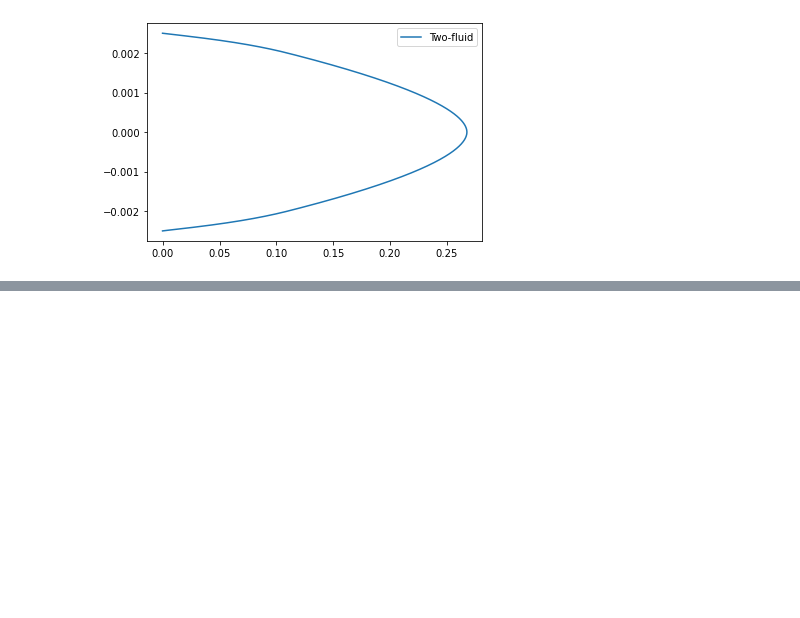
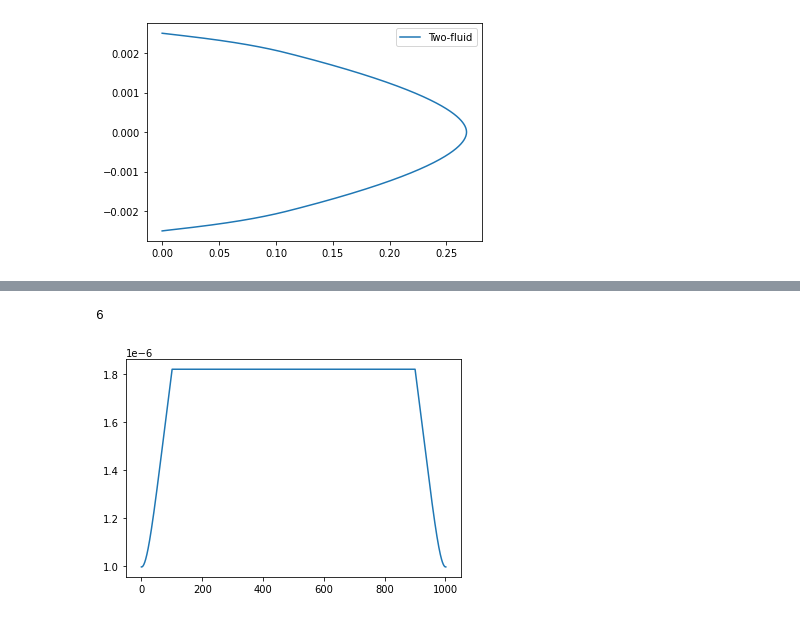
Before and after one commit to Toothpastefairy/comp_multphase_flow, a Jupyter notebook: bloodyguys.ipynb, the cells around one changed output, grey strips where cells are left out. Drawn from its saved outputs; the diff is of its cells as text; code cells hidden in the pictures; blank space fills up the shorter version.

```diff
--- a/bloodyguys.ipynb
+++ b/bloodyguys.ipynb
@@ -345,0 +426,58 @@ print(len(alpha_fluid), len(mu_turbulent))
+# %%
+# Assuming U in RHS is u_particle
+velocity_particle = velocity_turbulent
+velocity_old = velocity_particle
+velocity_diff = (velocity_particle[1:] - velocity_particle[:-1]) / system.dy
+
+# Define constants
+Dp = system.particle_D
+g = 9.81
+theta = system.theta
+
+# Determine alpha gradient
+velocity_diff = (velocity_plasma[1:] - velocity_plasma[:-1]) / system.dy
+alpha_diff = (alpha[1:] - alpha[:-1]) / system.dy
+
+# Find mu at the edges
+mu_edges = (mu[1:] + mu[:-1]) / 2
+
+# Define Gamma
+T_part = system.rho_particle * system.particle_D**2 / (18 * mu_edges)
+particle_stokes = T_part * velocity_diff
+gamma = 1 / (1 + particle_stokes)
+gamma_edges = (gamma[:-1] + gamma[1:]) / 2
+
+# Define nu_t and nu
+nu_turbulent = (mu - system.mu_0) / system.rho
+nu_t = nu_turbulent - nu_0
+nu = nu_0
+plt.figure()
+
+error = 10
+tolerance = 1e-6
+while error > tolerance and i<100:
+    # Introduce equation
+    part1 = -18*Dp**2/nu[1:-1] * gamma_edges*(-nu_t[1:-1]*velocity_diff[:-1])*1/alpha[:-1] * alpha_diff + alpha[:-1] * (rho_plasma - rho_RBC)/rho_plasma * g * np.cos(theta)
+    part2 = (-18*Dp**2/nu[:-1] * gamma*(-nu_t[:-1]*velocity_diff)) / system.dy
+    part3 = - (-18*Dp**2/nu[:-1] * gamma*(-nu_t[:-1]*velocity_diff)) / system.dy
+
+    # Solve for u_particle
+    velocity_particle = np.zeros(velocity_plasma.shape)
+    velocity_particle[0:-3] = velocity_plasma[2:-1] + part1[1:] + (part2[1:-1]+part2[2:])/2 + (part3[0:-2]+part3[2:])/2
+
+    # Update velocity gradient
+    velocity_diff = (velocity_particle[1:] - velocity_particle[:-1]) / system.dy
+
+    # Determine error
+    error = np.sum(np.abs((velocity_particle - velocity_old) / velocity_old))
+    velocity_old = velocity_particle
+
+    i+=1
+
+velocity_particle = velocity_new
+
+velocity_particle_iterative = velocity_particle
+print(i)
+# %% [output]
+6
+[figure, added]
```
Also changed, not shown: parts of 15 cells of this notebook.
